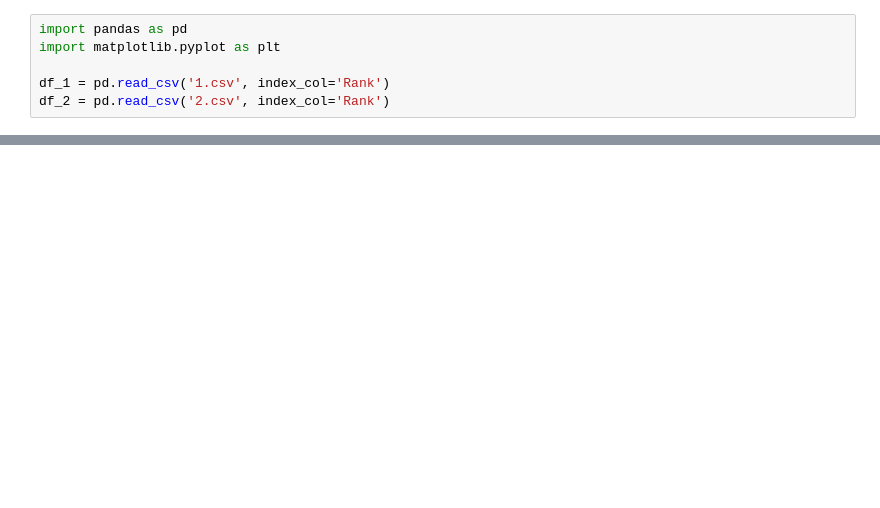
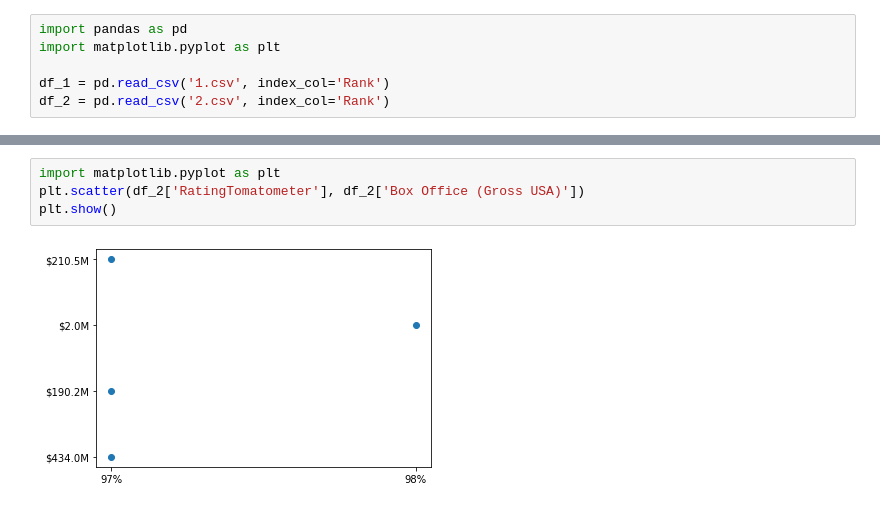
Before and after one commit to ziweek/rotten_tomatoes, a Jupyter notebook: al.ipynb, the cells around one changed output, grey strips where cells are left out. Drawn from its saved outputs; the diff is of its cells as text; blank space fills up the shorter version.

```diff
--- a/al.ipynb
+++ b/al.ipynb
@@ -16,0 +36,6 @@ df_1
+# %%
+import matplotlib.pyplot as plt
+plt.scatter(df_2['RatingTomatometer'], df_2['Box Office (Gross USA)'])
+plt.show()
+# %% [output]
+[figure, added]
```
Also changed, not shown: parts of 2 cells of this notebook, 19 other files.
